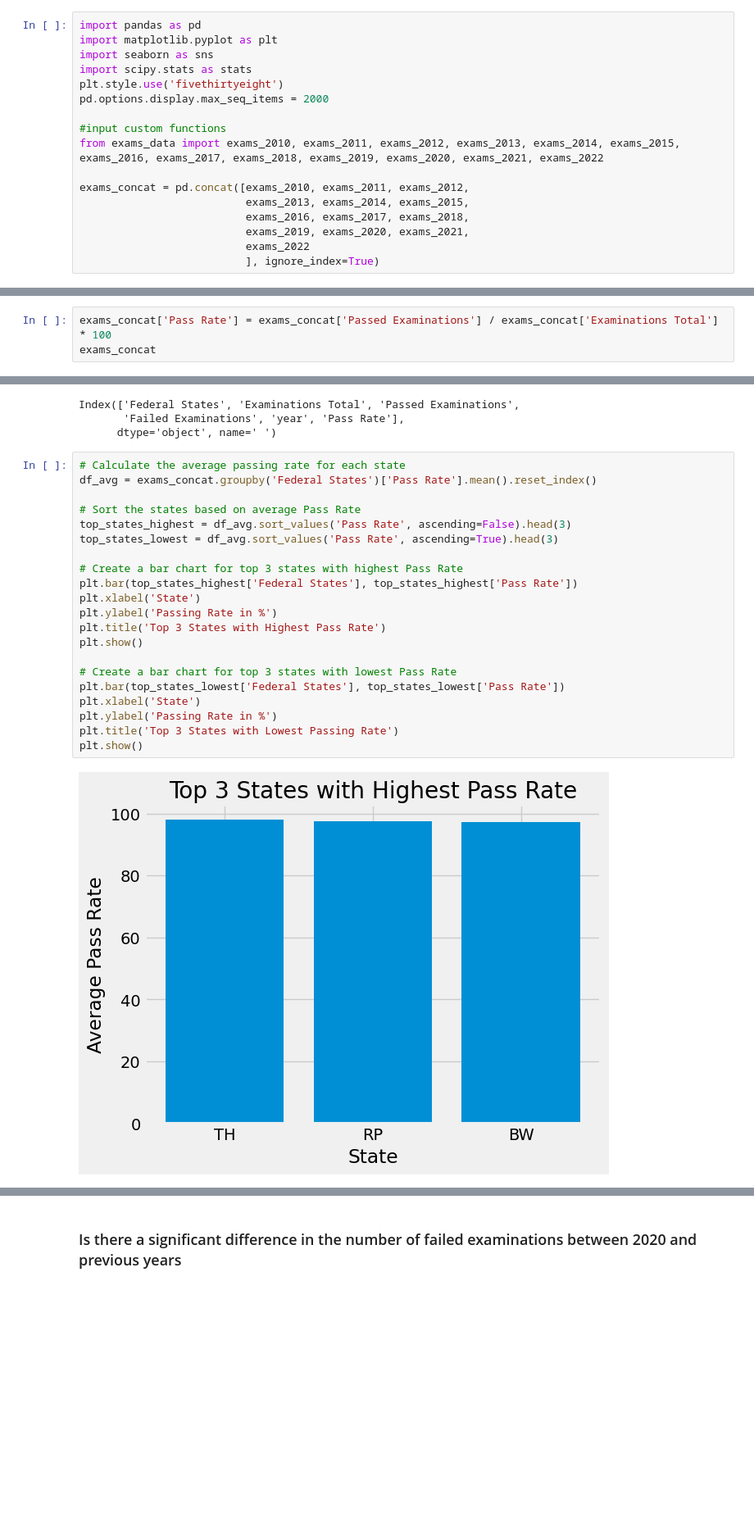
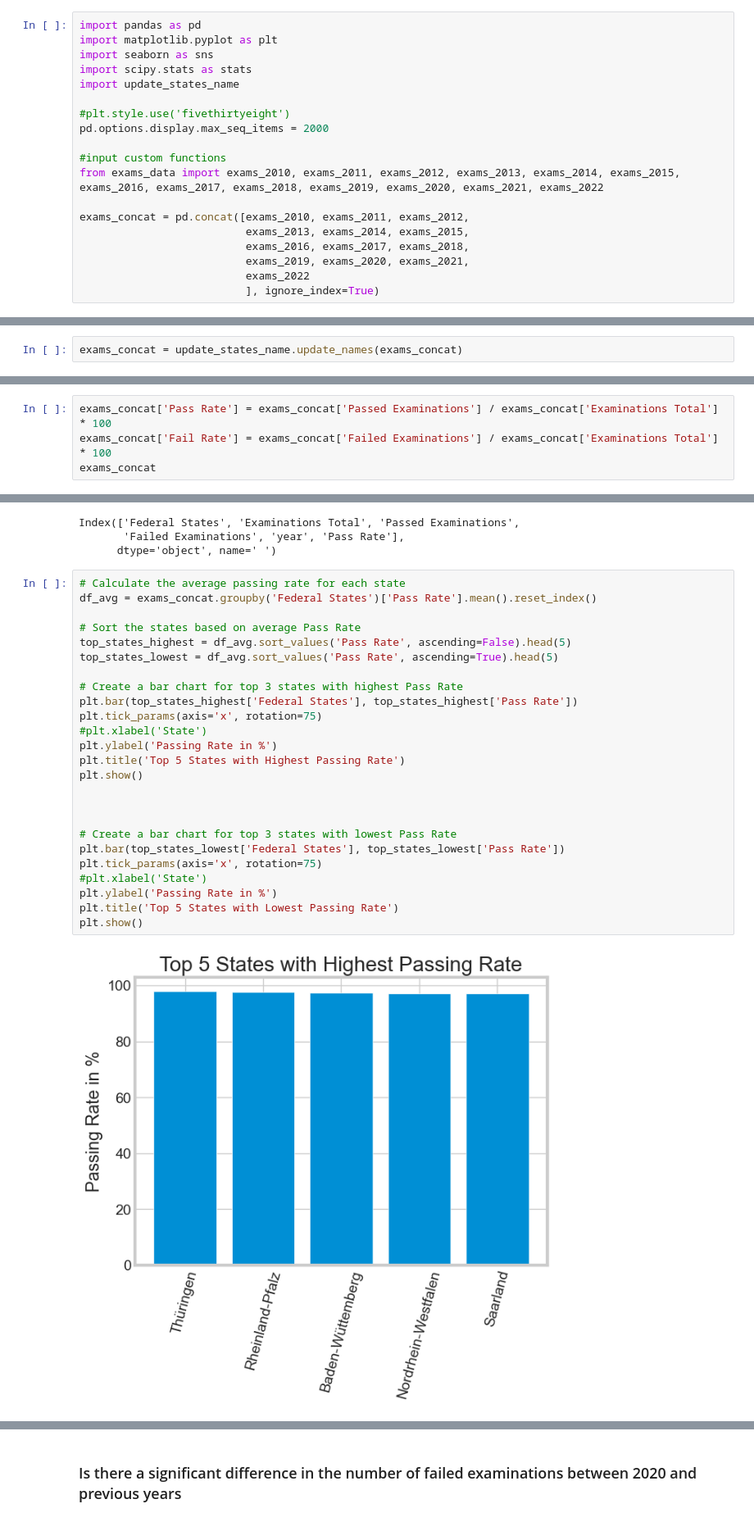
Before and after one commit to Stargazer-ger/capstone_project_hh_23_1, a Jupyter notebook: eda_capstone_exams_kk.ipynb, the cells around one changed output, grey strips where cells are left out. Shown at 82% size. Saved outputs shown, nothing was run; the diff lists cells and outputs as text; blank space fills up the shorter version.

```diff
--- a/eda_capstone_exams_kk.ipynb
+++ b/eda_capstone_exams_kk.ipynb
@@ -3,7 +3,9 @@ import pandas as pd
 import matplotlib.pyplot as plt
 import seaborn as sns
 import scipy.stats as stats
-plt.style.use('fivethirtyeight')
+import update_states_name
+
+#plt.style.use('fivethirtyeight')
 pd.options.display.max_seq_items = 2000
 
 #input custom functions
@@ -49,3 +20,5 @@ DataFrame after deleting names:
+# %%
+exams_concat = update_states_name.update_names(exams_concat)
 # %%
 exams_concat
 # %% [output]
@@ -104,4 +77,5 @@ memory usage: 8.2+ KB
 # %%
 exams_concat['Pass Rate'] = exams_concat['Passed Examinations'] / exams_concat['Examinations Total'] * 100
+exams_concat['Fail Rate'] = exams_concat['Failed Examinations'] / exams_concat['Examinations Total'] * 100
 exams_concat
 # %% [output]
@@ -213,23 +238,27 @@ Index(['Federal States', 'Examinations Total', 'Passed Examinations',
 # %%
 # Calculate the average passing rate for each state
 df_avg = exams_concat.groupby('Federal States')['Pass Rate'].mean().reset_index()
 
 # Sort the states based on average Pass Rate
-top_states_highest = df_avg.sort_values('Pass Rate', ascending=False).head(3)
-top_states_lowest = df_avg.sort_values('Pass Rate', ascending=True).head(3)
+top_states_highest = df_avg.sort_values('Pass Rate', ascending=False).head(5)
+top_states_lowest = df_avg.sort_values('Pass Rate', ascending=True).head(5)
 
 # Create a bar chart for top 3 states with highest Pass Rate
 plt.bar(top_states_highest['Federal States'], top_states_highest['Pass Rate'])
-plt.xlabel('State')
+plt.tick_params(axis='x', rotation=75)
+#plt.xlabel('State')
 plt.ylabel('Passing Rate in %')
-plt.title('Top 3 States with Highest Pass Rate')
+plt.title('Top 5 States with Highest Passing Rate')
 plt.show()
+
+
 
 # Create a bar chart for top 3 states with lowest Pass Rate
 plt.bar(top_states_lowest['Federal States'], top_states_lowest['Pass Rate'])
-plt.xlabel('State')
+plt.tick_params(axis='x', rotation=75)
+#plt.xlabel('State')
 plt.ylabel('Passing Rate in %')
-plt.title('Top 3 States with Lowest Passing Rate')
+plt.title('Top 5 States with Lowest Passing Rate')
 plt.show()
 # %% [output]
-[figure, old version]
+[figure, new version]
```
Also changed, not shown: parts of 16 cells of this notebook, 12 other files.
